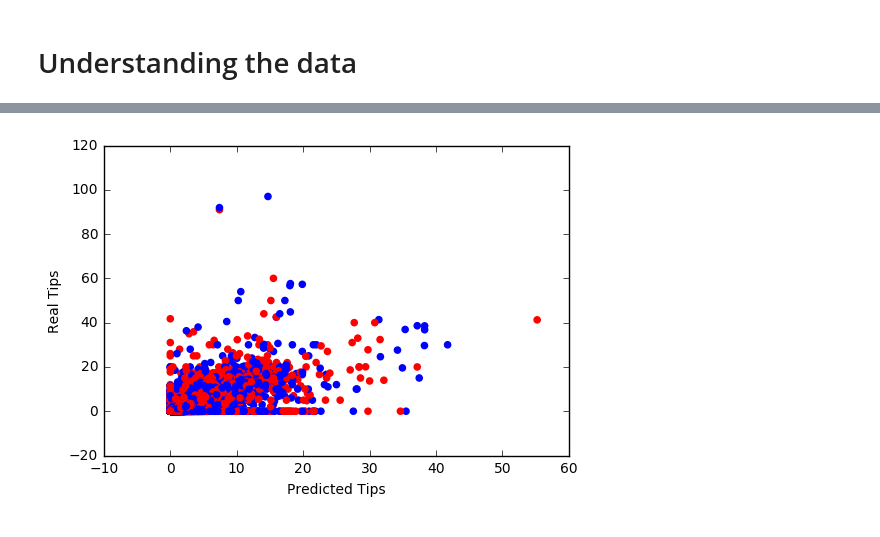
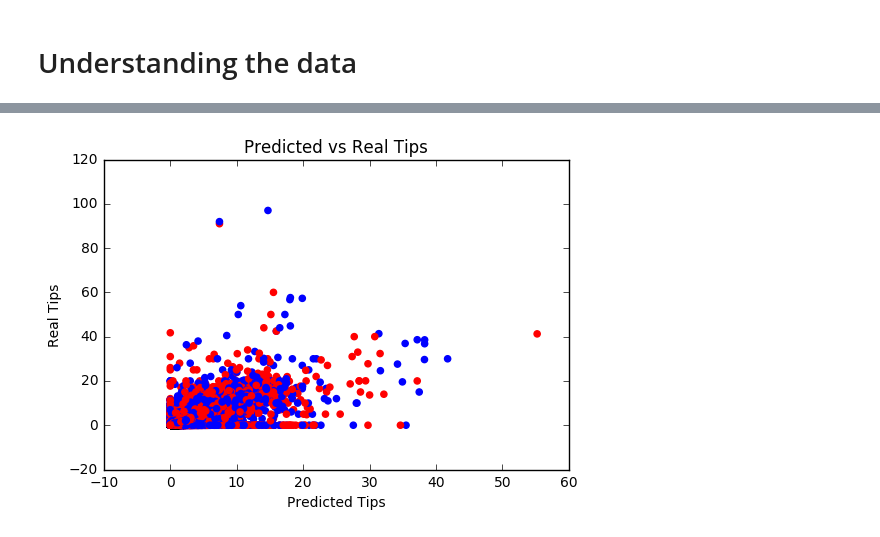
Before and after one commit to stephanlin/nyc-yellow-taxi-prediction, a Jupyter notebook: Applying KNeighborsRegressor (Q3).ipynb, the cells around one changed output, grey strips where cells are left out. Cells and saved outputs as stored; diff of their text form; code cells hidden in the pictures.

```diff
--- a/Applying KNeighborsRegressor (Q3).ipynb
+++ b/Applying KNeighborsRegressor (Q3).ipynb
@@ -264,8 +278,9 @@ F. Do you write captions explaining what a reader should conclude from each figu
 # %%
 %%time
 plt.scatter(monday_array,real_tips,color=['red','blue'])
+plt.title('Predicted vs Real Tips')
 plt.xlabel('Predicted Tips')
 plt.ylabel('Real Tips')
 plt.show()
 # %% [output]
-[figure, old version]
+[figure, new version]
```
Also changed, not shown: parts of 17 cells of this notebook.
